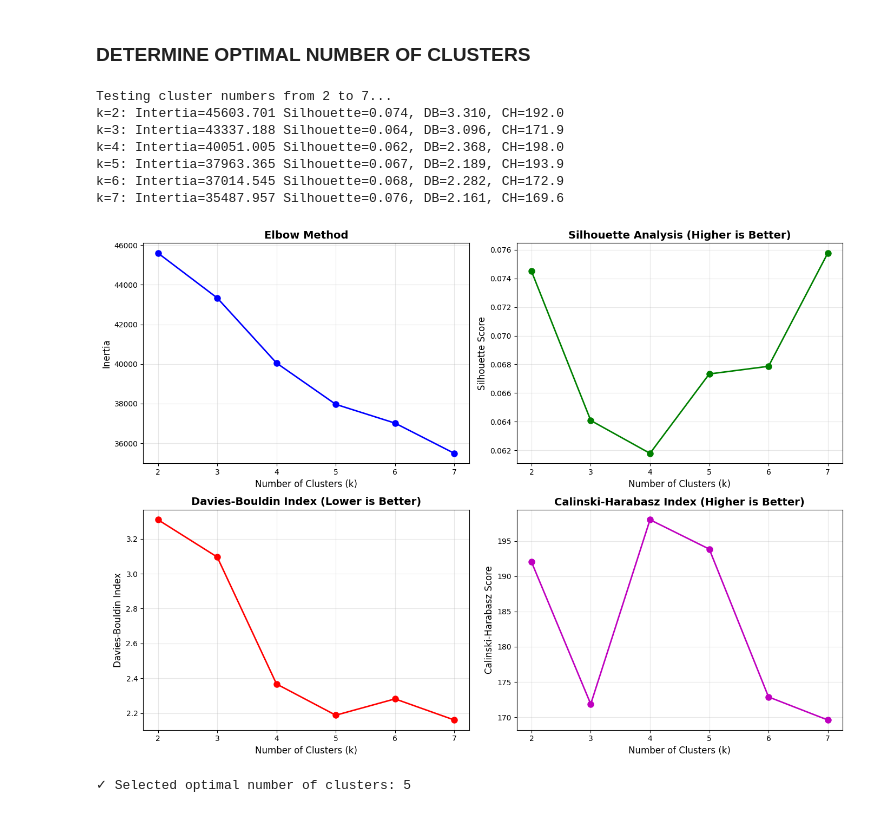
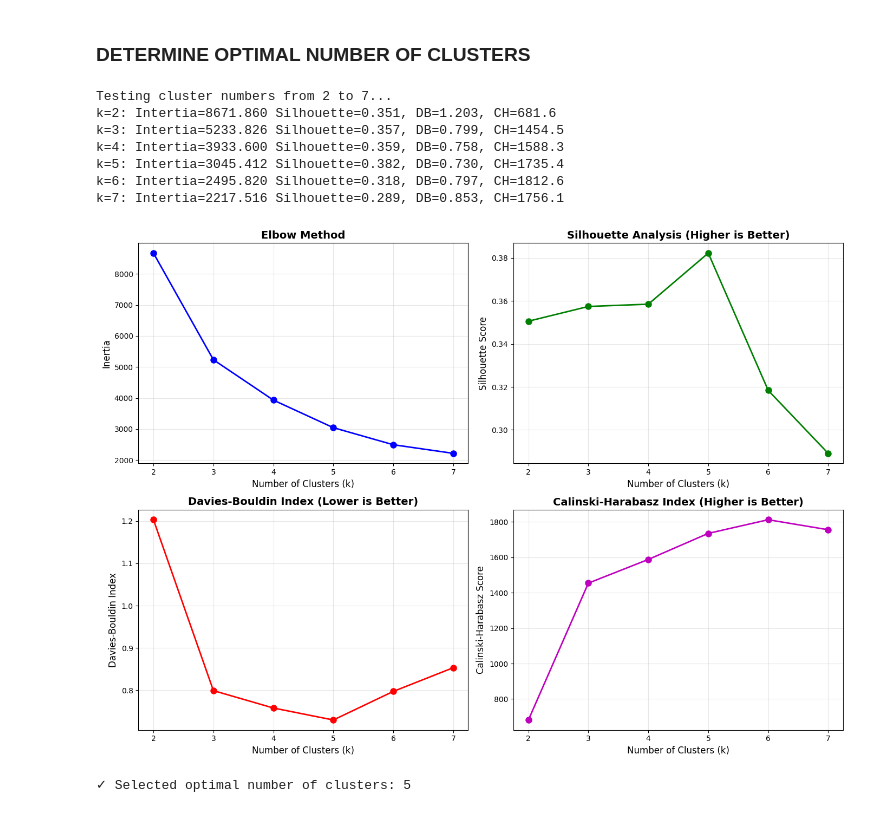
Before and after one commit to echo85/fuzzy-clustering, a Jupyter notebook: fuzzy-clustering.ipynb, the cells around one changed output. Saved outputs shown, nothing was run; the diff lists cells and outputs as text; code cells hidden in the pictures.

Commit message:
add recency to fix the problem with too many feautures, removed categorical feautures, fixed the report

```diff
--- a/fuzzy-clustering.ipynb
+++ b/fuzzy-clustering.ipynb
@@ -63,11 +61,6 @@ df.head()
 # %%
 print("\nNumerical Features Summary:")
 print(df[['price', 'quantity']].describe())
-
-print("\nCategorical Features:")
-for col in ['category', 'delivery_status', 'payment_method', 'device_type', 'channel', 'customer_segment']:
-    print(f"\n{col}:")
-    print(df[col].value_counts())
 # %% [output]
 Numerical Features Summary:
               price      quantity
@@ -91,39 +77,18 @@ Name: count, dtype: int64
 # %%
 # Calculate total order value
 df['total_value'] = df['price'] * df['quantity']
+df['order_date'] = pd.to_datetime(df['order_date'])
+max_date = df['order_date'].max()
 
 customer_features = df.groupby('customer_id').agg({
+    'order_date': lambda x: (max_date - x.max()).days,
     'order_id': 'count',  # Number of orders
     'total_value': ['sum','mean'],  # Spending patterns
-    'quantity': ['mean'],  # Purchase volume
-    'price': ['mean']  # Price preferences
 }).reset_index()
 # %%
 # Flatten column names
-customer_features.columns = ['customer_id', 'num_orders',  'total_spending',
-                              'avg_order_value',
-                               'avg_quantity',
-                              'avg_price']
-
-# Add categorical features using one-hot encoding
-category_freq = df.groupby(['customer_id', 'category']).size().unstack(fill_value=0)
-device_freq = df.groupby(['customer_id', 'device_type']).size().unstack(fill_value=0)
-channel_freq = df.groupby(['customer_id', 'channel']).size().unstack(fill_value=0)
-
-# Merge all features
-customer_features = customer_features.merge(category_freq, on='customer_id', how='left')
-customer_features = customer_features.merge(device_freq, on='customer_id', how='left')
-customer_features = customer_features.merge(channel_freq, on='customer_id', how='left')
-
-# Turn them into percentage features
-for col in category_freq.columns:
-    customer_features[col] = customer_features[col] / customer_features['num_orders']
-
-for col in device_freq.columns:
-    customer_features[col] = customer_features[col] / customer_features['num_orders']
-
-for col in channel_freq.columns:
-    customer_features[col] = customer_features[col] / customer_features['num_orders']
+customer_features.columns = ['customer_id', 'recency', 'num_orders',  'total_spending',
+                              'avg_order_value']
 
 # Fill any remaining NaN
 customer_features.fillna(0, inplace=True)
@@ -184,7 +165,7 @@ print("\nTesting cluster numbers from 2 to 7...")
 
 for k in k_range:
     # Fit KMeans
-    kmeans = KMeans(n_clusters=k, random_state=42, n_init=10)
+    kmeans = KMeans(n_clusters=k, random_state=42, n_init='auto')
     labels = kmeans.fit_predict(X_scaled)
 
     inertias.append(kmeans.inertia_)
@@ -200,40 +181,40 @@ fig, axes = plt.subplots(2, 2, figsize=(14, 10))
 
 axes[0, 0].plot(k_range, inertias, 'bo-', linewidth=2, markersize=8)
 axes[0, 0].set_xlabel('Number of Clusters (k)', fontsize=12)
 axes[0, 0].set_ylabel('Inertia', fontsize=12)
 axes[0, 0].set_title('Elbow Method', fontsize=14, fontweight='bold')
 axes[0, 0].grid(True, alpha=0.3)
 
 axes[0, 1].plot(k_range, silhouette_scores, 'go-', linewidth=2, markersize=8)
 axes[0, 1].set_xlabel('Number of Clusters (k)', fontsize=12)
 axes[0, 1].set_ylabel('Silhouette Score', fontsize=12)
 axes[0, 1].set_title('Silhouette Analysis (Higher is Better)', fontsize=14, fontweight='bold')
 axes[0, 1].grid(True, alpha=0.3)
 
 axes[1, 0].plot(k_range, db_scores, 'ro-', linewidth=2, markersize=8)
 axes[1, 0].set_xlabel('Number of Clusters (k)', fontsize=12)
 axes[1, 0].set_ylabel('Davies-Bouldin Index', fontsize=12)
 axes[1, 0].set_title('Davies-Bouldin Index (Lower is Better)', fontsize=14, fontweight='bold')
 axes[1, 0].grid(True, alpha=0.3)
 
 axes[1, 1].plot(k_range, ch_scores, 'mo-', linewidth=2, markersize=8)
 axes[1, 1].set_xlabel('Number of Clusters (k)', fontsize=12)
 axes[1, 1].set_ylabel('Calinski-Harabasz Score', fontsize=12)
 axes[1, 1].set_title('Calinski-Harabasz Index (Higher is Better)', fontsize=14, fontweight='bold')
 axes[1, 1].grid(True, alpha=0.3)
 
 plt.tight_layout()
 plt.savefig('charts/cluster_evaluation_metrics.png', dpi=300, bbox_inches='tight')
 plt.show()
 # %% [output]
 Testing cluster numbers from 2 to 7...
-k=2: Intertia=45603.701 Silhouette=0.074, DB=3.310, CH=192.0
-k=3: Intertia=43337.188 Silhouette=0.064, DB=3.096, CH=171.9
-k=4: Intertia=40051.005 Silhouette=0.062, DB=2.368, CH=198.0
-k=5: Intertia=37963.365 Silhouette=0.067, DB=2.189, CH=193.9
-k=6: Intertia=37014.545 Silhouette=0.068, DB=2.282, CH=172.9
-k=7: Intertia=35487.957 Silhouette=0.076, DB=2.161, CH=169.6
+k=2: Intertia=8671.860 Silhouette=0.351, DB=1.203, CH=681.6
+k=3: Intertia=5233.826 Silhouette=0.357, DB=0.799, CH=1454.5
+k=4: Intertia=3933.600 Silhouette=0.359, DB=0.758, CH=1588.3
+k=5: Intertia=3045.412 Silhouette=0.382, DB=0.730, CH=1735.4
+k=6: Intertia=2495.820 Silhouette=0.318, DB=0.797, CH=1812.6
+k=7: Intertia=2217.516 Silhouette=0.289, DB=0.853, CH=1756.1
-[figure, old version]
+[figure, new version]
 # %%
 # Select optimal k
 optimal_k = 5  # Based on evaluation metrics
```
Also changed, not shown: parts of 17 cells of this notebook, 9 other files.
